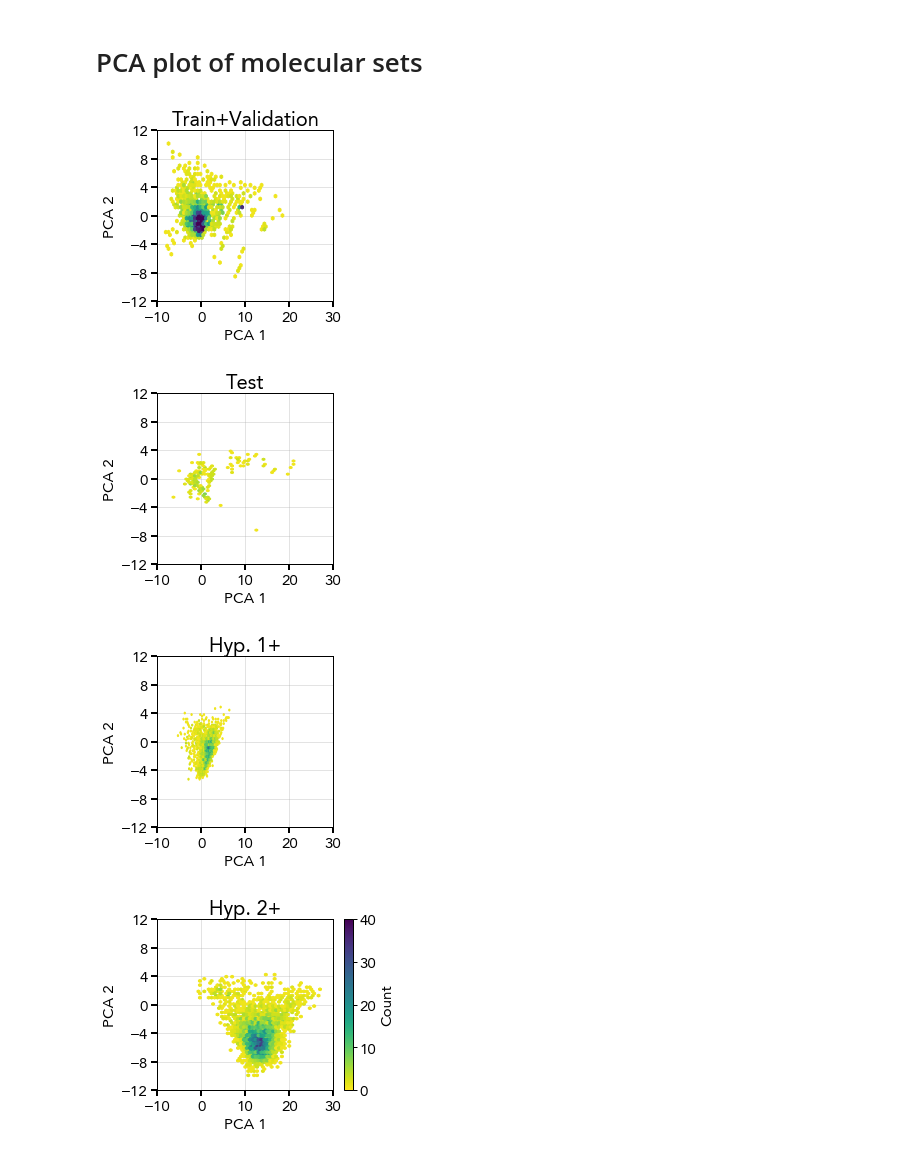
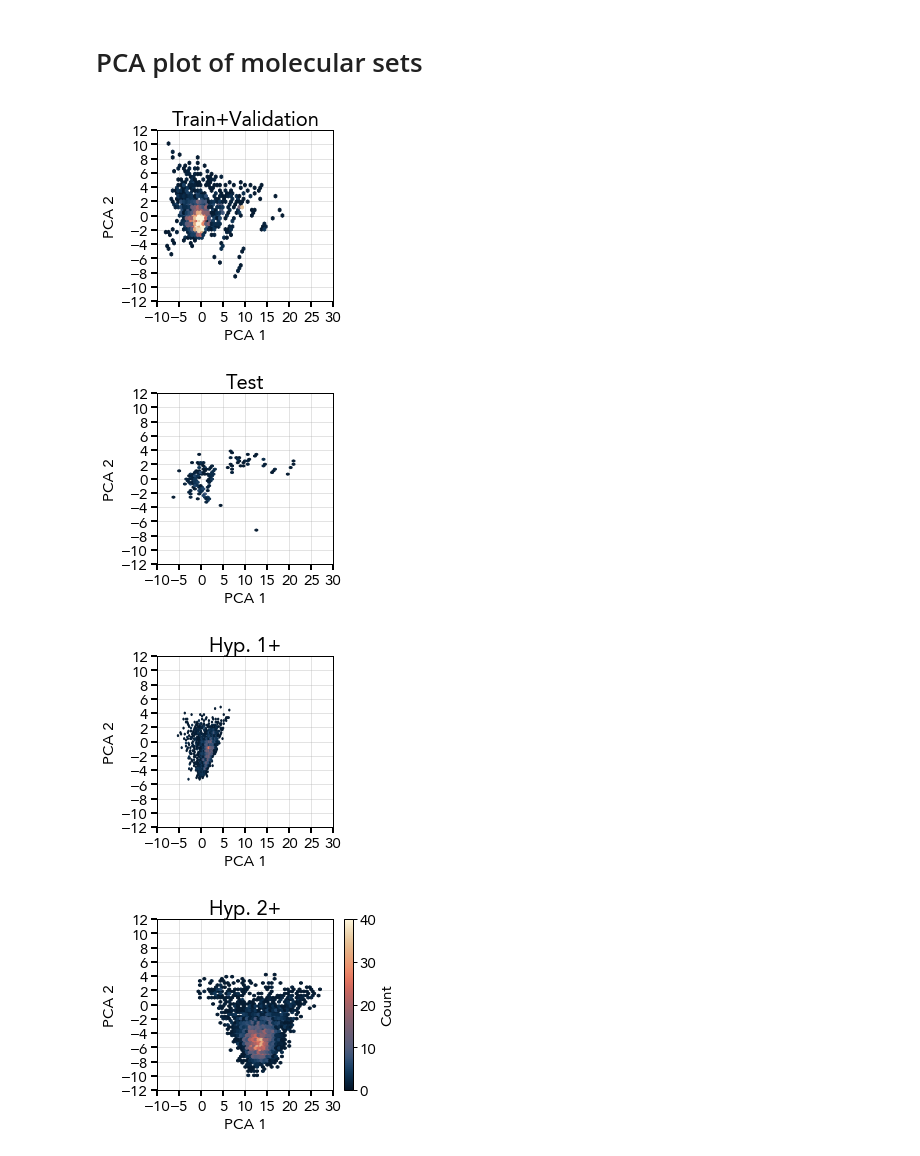
Before and after one commit to learningmatter-mit/zeobind, a Jupyter notebook: notebooks/model_performance.ipynb, the cells around one changed output. Drawn from its saved outputs; the diff is of its cells as text; code cells hidden in the pictures.

```diff
--- a/notebooks/model_performance.ipynb
+++ b/notebooks/model_performance.ipynb
@@ -334,7 +338,7 @@ with open(main_op_dir + "/binary_labels.csv", "w") as f:
             f.write(line)
 # %%
 # energy task
-colors = get_color_values(5, 'viridis')
+colors = get_color_values(5, cmap_cm.lipari)
 limits = dict(
     train=dict(x=(-30, 2), y=(0, 20000)),
     val=dict(x=(-30, 2), y=(0, 2200)),
@@ -354,7 +358,7 @@ for i in range(1, 6):
             ]
 
         x = tt['Binding (SiO2)'].values
-        kwargs = dict(edgecolor='k', color=colors[i-1], bins=50)
+        kwargs = dict(edgecolor='k', color=colors[i-1], bins=50, alpha=0.7)
         axs[idx].hist(x, **kwargs)
 
         axs[idx] = format_axs(axs[idx], 15, 15, 1, f"{task} Set BE (kJ/ mol Si)", "Count", 15, 15, limits=limits[task.lower()], )
@@ -370,7 +374,7 @@ for i in range(1, 6):
 # %%
 # loading task
 # energy task
-colors = get_color_values(5, 'viridis')
+colors = get_color_values(5, cmap_cm.lipari)
 limits = dict(
     train=dict(x=(-30, 2), y=(0, 20000)),
     val=dict(x=(-30, 2), y=(0, 2200)),
@@ -1457,7 +1468,7 @@ save_mpl_fig(fig, main_op_dir + "/test_data_pearson", ".svg")
 - Here, we plot $V_{mol}-BE$ plots colored by the standard deviation of BE as a measure of uncertainty
 # %%
 figsize = np.array((11, 8)) * cm
-kwargs = dict(s=50, alpha=1.0, cmap='viridis_r')
+kwargs = dict(s=50, alpha=1.0, linewidth=0.2, edgecolor='k', cmap=cmap_cm.lipari.reversed())
 
 # getting test set
 t = iza_truth[iza_truth['SMILES'].isin(splits[1]['test'])]
@@ -1484,6 +1495,7 @@ cb = get_cb(fig, sc, axs, "$\sigma_{BE}$ (kJ/ mol Si)", ticks=range(0, 4, 1), li
 # annotate bottom right the fw
 axs.annotate(fw, xy=(0.95, 0.05), xycoords='axes fraction', fontsize=20, ha='right', va='bottom')
 
+pd.concat([x, y, c], axis=1).to_csv(f"{source_data_dir}/fig_3/e_vol_unc_{fw}.csv")
 save_mpl_fig(fig, main_op_dir + f"/be_vol_unc_{fw}", ".svg")
 
 ########################################################################
@@ -1507,5 +1519,6 @@ cb = get_cb(fig, sc, axs, "$\sigma_{BE}$ (kJ/ mol Si)", ticks=np.linspace(0, 2,
 # annotate bottom right the fw
 axs.annotate(fw, xy=(0.95, 0.05), xycoords='axes fraction', fontsize=20, ha='right', va='bottom');
 
+pd.concat([x, y, c], axis=1).to_csv(f"{source_data_dir}/fig_3/e_vol_unc_{fw}.csv")
 save_mpl_fig(fig, main_op_dir + f"/be_vol_unc_{fw}", ".svg")
 # %% [output]
@@ -1520,8 +1533,8 @@ save_mpl_fig(fig, main_op_dir + f"/be_vol_unc_{fw}", ".svg")
 cols = rmse_unc.columns[::-1]
 # %%
 figsize = np.array((8, 8)) * cm
-kwargs = dict(alpha=1.0, markersize=10,)
-colors = get_color_values(7, 'viridis_r')
+kwargs = dict(alpha=1.0, markersize=10, linewidth=2.0, markeredgecolor='k')
+colors = get_color_values(8, cmap_cm.lipari)
 markers = ['X', 'o', '^', 's', 'o', '^', 's']
 xticks = ['Test', 'Hyp. 1+', 'Hyp. 2+']
 labels = ['Very small $D_{LIS}$', 'Small $D_{LIS}$', 'Medium $D_{LIS}$', 'Large $D_{LIS}$', 'Small ring', 'Medium ring', 'Large ring']
@@ -1551,7 +1564,7 @@ for i, c in enumerate(cols):
     axs.plot(x, color=colors[i], marker=markers[i], label=labels[i], **kwargs)
 axs = format_axs(axs, 15, 15, 1, "Molecular set", "$\sigma_{BE}$ (kJ/ mol Si)", 15, 15, yticks=[0, 0.1, 0.2, 0.3, 0.4, 0.5])
 axs.set_xticklabels(xticks)
-leg = get_legend(fig, bbox_to_anchor=bbox_to_anchor, fontsize=15, ncol=1, linewidth=1, edgecolor="k", put_where="fig",)
+leg = get_legend(fig, bbox_to_anchor=bbox_to_anchor, fontsize=15, ncol=1, linewidth=2, edgecolor="k", put_where="fig",)
 
 save_mpl_fig(fig, main_op_dir + "/unc_mol", ".svg")
 # %% [output]
@@ -1723,37 +1736,42 @@ pca4 = pca.transform(s4_scaled)
 # %%
 figsize = np.array((8, 8)) * cm
 limits = dict(x=(-10, 30), y=(-12, 12))
-xticks = range(limits['x'][0], limits['x'][1]+1, 10)
-yticks = range(limits['y'][0], limits['y'][1]+1, 4)
+xticks = range(limits['x'][0], limits['x'][1]+1, 5)
+yticks = range(limits['y'][0], limits['y'][1]+1, 2)
 vmin = 0
 vmax = 40
 gridsize = get_gridsize(limits, 1)
-kwargs = dict(mincnt=1, cmap='viridis_r', vmin=vmin, vmax=vmax, gridsize=gridsize)
+kwargs = dict(mincnt=1, cmap=cmap_cm.lipari, vmin=vmin, vmax=vmax, gridsize=gridsize, )#linewidth=0.1, edgecolor='k')
 labels = ['Train+Validation', 'Test', 'Hyp. 1+', 'Hyp. 2+']
 file_labels = ['train_val', 'test', 'hyp_mono', 'hyp_diq']
 
-for i, pc in enumerate([pca1, pca2, pca3, pca4]):
+for i, (s, pc) in enumerate(
+    zip(
+        [s1.index, s2.index, s3.index, s4.index],
+        [pca1, pca2, pca3, pca4]
+        )):
     if i == 3:
         fig, axs = plt.subplots(figsize=np.array((10, 8)) * cm)
     else:
         fig, axs = plt.subplots(figsize=figsize)
 
     # add a grid
     axs.grid(linewidth=0.5, alpha=0.7, )
     axs.set_axisbelow(True)
 
     sc = axs.hexbin(pc[:, 0], pc[:, 1], **kwargs)
     axs = format_axs(axs, 15, 15, 1, "PCA 1", "PCA 2", 15, 15, limits=limits, xticks=xticks, yticks=yticks)
 
     if i == 3:
         cb = get_cb(fig, sc, axs, "Count", ticks=range(vmin, vmax+1, 10), linewidth=1, tickwidth=1, labelsize=15, labelpad=5)
 
     # annotate
     axs.annotate(labels[i], xy=(0.5, 1.12), xycoords='axes fraction', fontsize=20, ha='center', va='top')
 
     save_mpl_fig(fig, main_op_dir + f"/pca_{file_labels[i]}", ".svg")
+    pd.DataFrame(pc, index=s, columns=["PCA 1", "PCA 2"]).to_csv(f"{source_data_dir}/fig_2/f_pca_{file_labels[i]}.csv")
 # %% [output]
-[figure, old version]
+[figure, new version]
-[figure, old version]
+[figure, new version]
-[figure, old version]
+[figure, new version]
-[figure, old version]
+[figure, new version]
```
Also changed, not shown: parts of 25 cells of this notebook, 9 other files.
